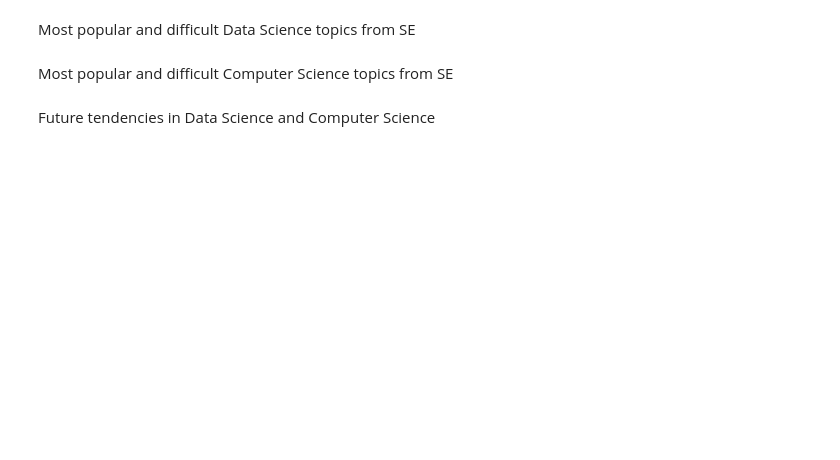
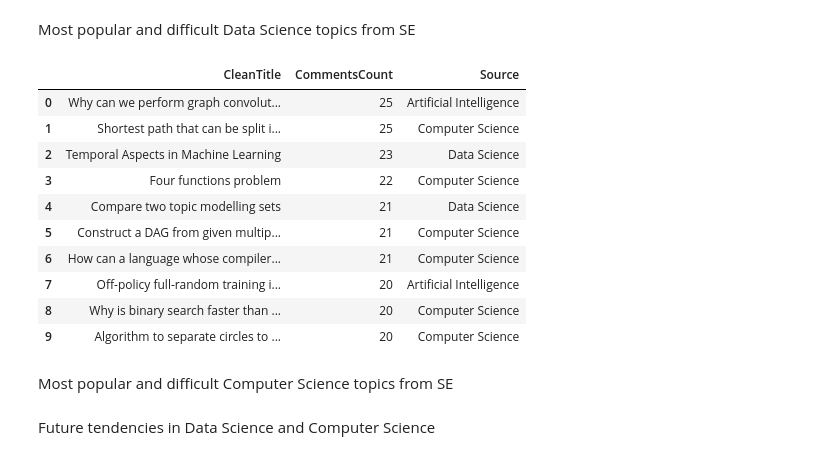
Before and after one commit to KarinaTiurina/dprpy_datascience_research, a Jupyter notebook: Results.ipynb, the cells around one changed output. Saved outputs shown, nothing was run; the diff lists cells and outputs as text; code cells hidden in the pictures; blank space fills up the shorter version.

```diff
--- a/Results.ipynb
+++ b/Results.ipynb
@@ -82,5 +110,19 @@ FileNotFoundError: [Errno 2] No such file or directory: 'ds.kaggle/deeplearning_
 # %% [markdown]
 Most popular and difficult Data Science topics from SE
+# %%
+get_most_discussed()
+# %% [output]
+|  | CleanTitle | CommentsCount | Source |
+| 0 | Why can we perform graph convolut... | 25 | Artificial Intelligence |
+| 1 | Shortest path that can be split i... | 25 | Computer Science |
+| 2 | Temporal Aspects in Machine Learning | 23 | Data Science |
+| 3 | Four functions problem | 22 | Computer Science |
+| 4 | Compare two topic modelling sets | 21 | Data Science |
+| 5 | Construct a DAG from given multip... | 21 | Computer Science |
+| 6 | How can a language whose compiler... | 21 | Computer Science |
+| 7 | Off-policy full-random training i... | 20 | Artificial Intelligence |
+| 8 | Why is binary search faster than ... | 20 | Computer Science |
+| 9 | Algorithm to separate circles to ... | 20 | Computer Science |
 # %% [markdown]
 Most popular and difficult Computer Science topics from SE
 # %% [markdown]
```
Also changed, not shown: parts of 8 cells of this notebook, 5 other files.
